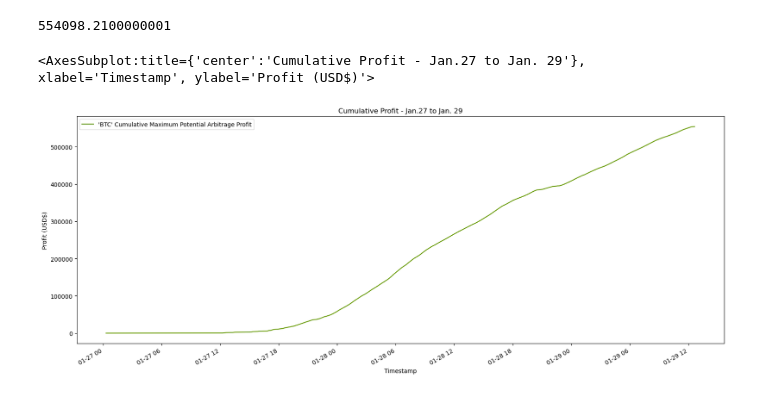
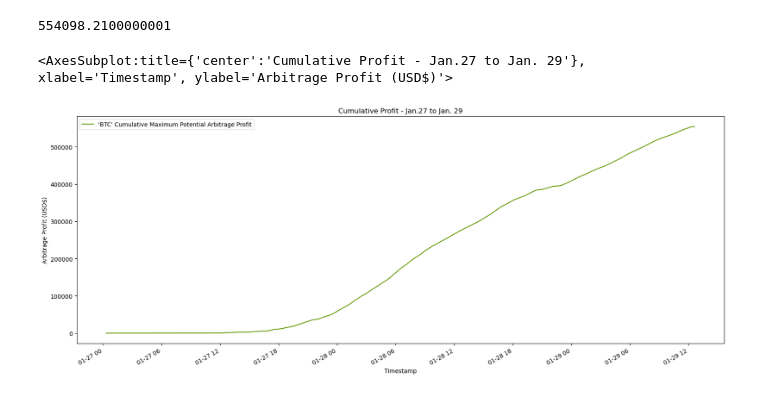
Before and after one commit to markwbeers/BTC_Visual_Arbitrage_Analyzer, a Jupyter notebook: crypto_arbitrage.ipynb, the cells around one changed output. Saved outputs shown, nothing was run; the diff lists cells and outputs as text; code cells hidden in the pictures.

```diff
--- a/crypto_arbitrage.ipynb
+++ b/crypto_arbitrage.ipynb
@@ -1174,11 +1173,11 @@ cumulative_widespread_profit = widespread_profits.cumsum()
 # %%
 cumulative_widespread_profit.plot(
     figsize=(20, 8),
     legend=True,
     label="'BTC' Cumulative Maximum Potential Arbitrage Profit",
-    ylabel="Profit (USD$)",
+    ylabel="Arbitrage Profit (USD$)",
     title="Cumulative Profit - Jan.27 to Jan. 29",
     color="#669900")
 # %% [output]
-<AxesSubplot:title={'center':'Cumulative Profit - Jan.27 to Jan. 29'}, xlabel='Timestamp', ylabel='Profit (USD$)'>
+<AxesSubplot:title={'center':'Cumulative Profit - Jan.27 to Jan. 29'}, xlabel='Timestamp', ylabel='Arbitrage Profit (USD$)'>
-[figure, old version]
+[figure, new version]
```
Also changed, not shown: parts of 3 cells of this notebook.
